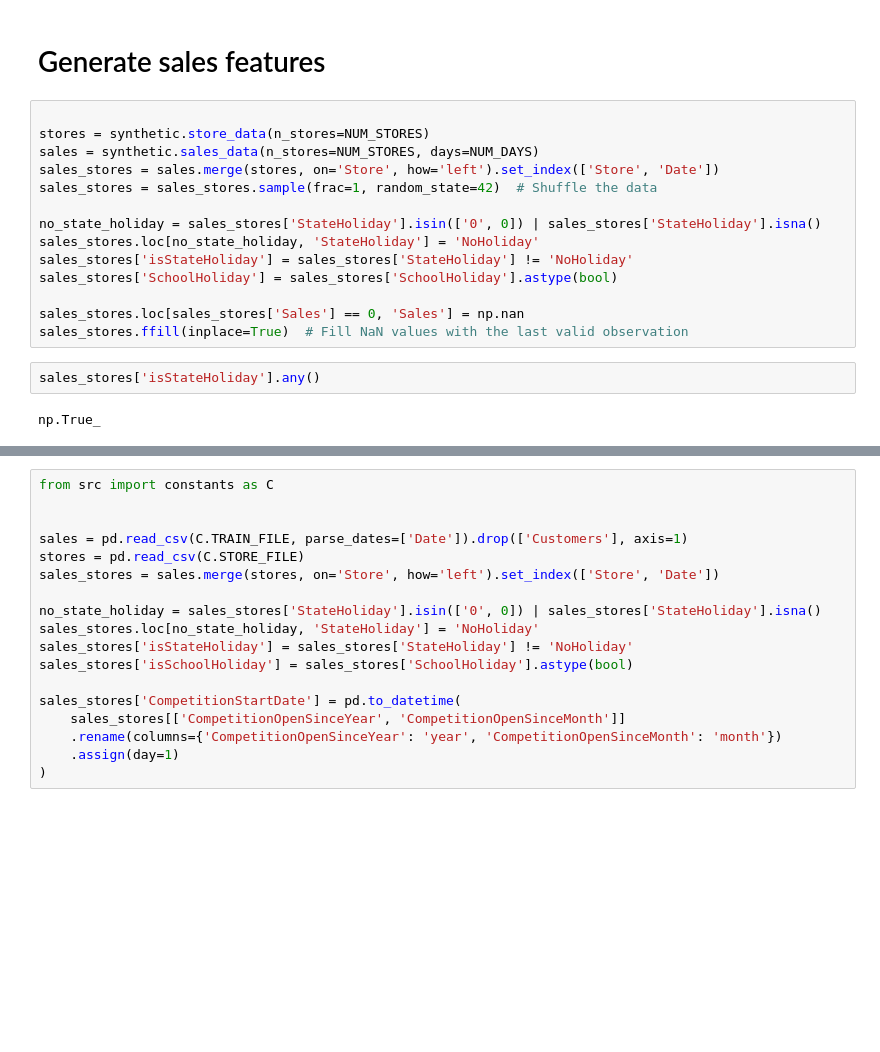
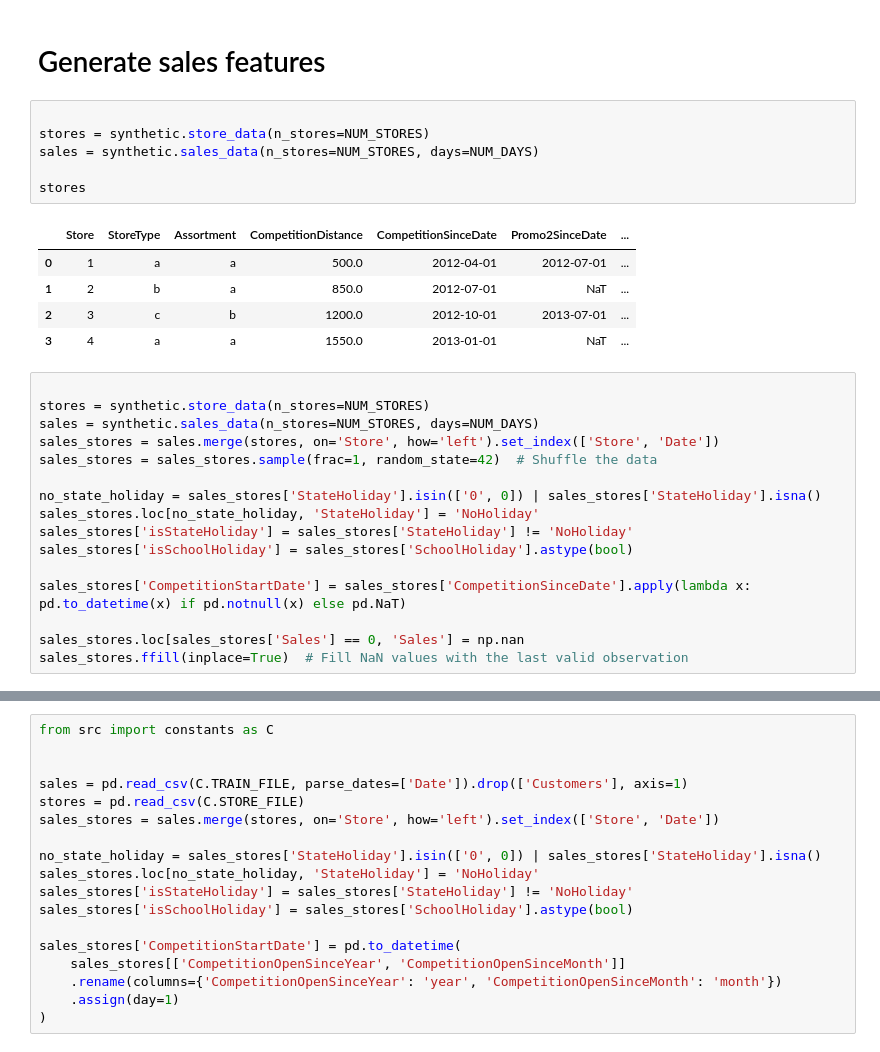
Before and after one commit to Miltos-90/Rossmann_Store_Sales_Forecasting, a Jupyter notebook: rebuild_features.ipynb, the cells around one changed output, grey strips where cells are left out. Cells and saved outputs as stored; diff of their text form; blank space fills up the shorter version.

```diff
--- a/rebuild_features.ipynb
+++ b/rebuild_features.ipynb
@@ -11,6 +11,18 @@ NUM_STORES = 4
 NUM_DAYS = 365*4
 # %% [markdown]
 # Generate sales features
+# %%
+
+stores = synthetic.store_data(n_stores=NUM_STORES)
+sales = synthetic.sales_data(n_stores=NUM_STORES, days=NUM_DAYS)
+
+stores
+# %% [output]
+|  | Store | StoreType | Assortment | CompetitionDistance | CompetitionSinceDate | Promo2SinceDate | ... |
+| 0 | 1 | a | a | 500.0 | 2012-04-01 | 2012-07-01 | ... |
+| 1 | 2 | b | a | 850.0 | 2012-07-01 | NaT | ... |
+| 2 | 3 | c | b | 1200.0 | 2012-10-01 | 2013-07-01 | ... |
+| 3 | 4 | a | a | 1550.0 | 2013-01-01 | NaT | ... |
 # %%
 
 stores = synthetic.store_data(n_stores=NUM_STORES)
@@ -21,14 +33,12 @@ sales_stores = sales_stores.sample(frac=1, random_state=42)  # Shuffle the data
 no_state_holiday = sales_stores['StateHoliday'].isin(['0', 0]) | sales_stores['StateHoliday'].isna()
 sales_stores.loc[no_state_holiday, 'StateHoliday'] = 'NoHoliday'
 sales_stores['isStateHoliday'] = sales_stores['StateHoliday'] != 'NoHoliday'
-sales_stores['SchoolHoliday'] = sales_stores['SchoolHoliday'].astype(bool)
+sales_stores['isSchoolHoliday'] = sales_stores['SchoolHoliday'].astype(bool)
+
+sales_stores['CompetitionStartDate'] = sales_stores['CompetitionSinceDate'].apply(lambda x: pd.to_datetime(x) if pd.notnull(x) else pd.NaT)
 
 sales_stores.loc[sales_stores['Sales'] == 0, 'Sales'] = np.nan
 sales_stores.ffill(inplace=True)  # Fill NaN values with the last valid observation
-# %%
-sales_stores['isStateHoliday'].any()
-# %% [output]
-np.True_
 # %%
 """ Past features """
 
```
Also changed, not shown: parts of 2 cells of this notebook, 14 other files.
